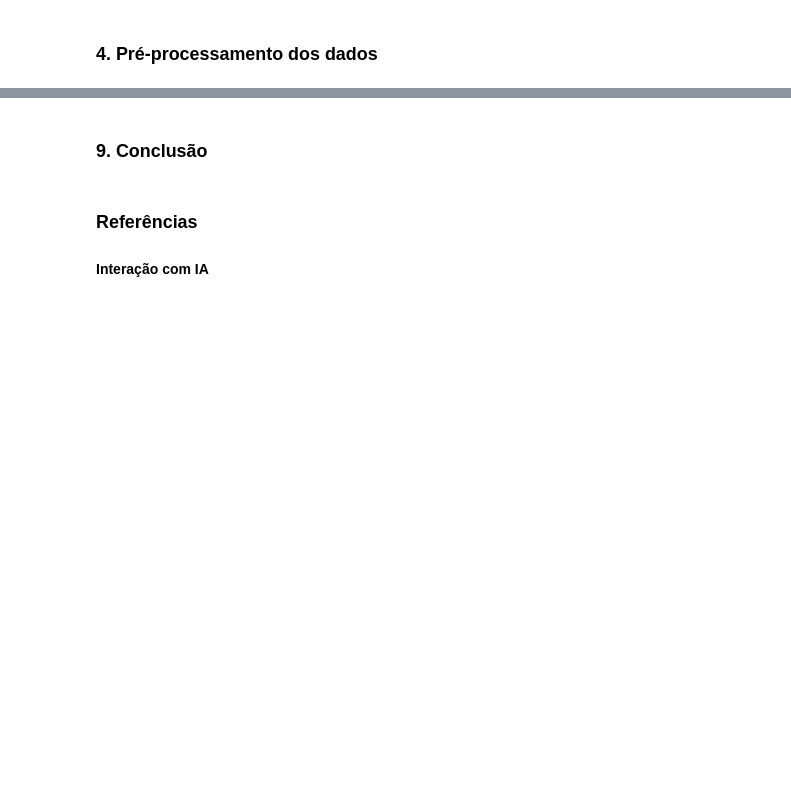
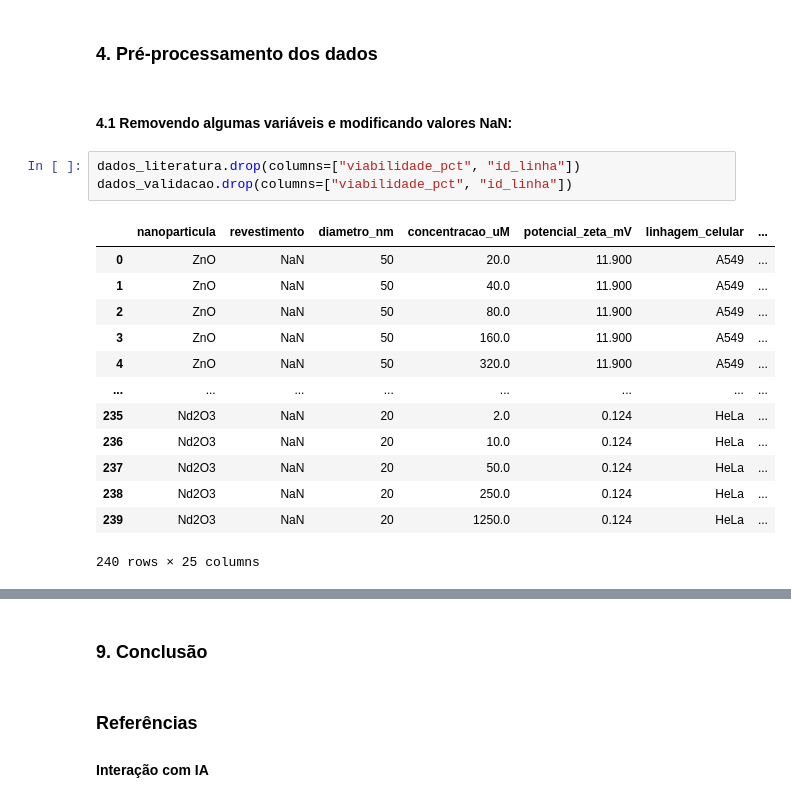
Before and after one commit to mbuenocavalcanti/Trabalho_final_de_machine_learning, a Jupyter notebook: projetofinal_ml.ipynb, the cells around one changed output, grey strips where cells are left out. Cells and saved outputs as stored; diff of their text form; blank space fills up the shorter version.

```diff
--- a/projetofinal_ml.ipynb
+++ b/projetofinal_ml.ipynb
@@ -647,2 +639,21 @@ Colunas que a validação externa não tem: ['CA', 'CV', 'Eg', 'HOMO', 'HoF', 'I
 # %% [markdown]
 ### 4. Pré-processamento dos dados
+# %% [markdown]
+#### 4.1 Removendo algumas variáveis e modificando valores NaN:
+# %%
+dados_literatura.drop(columns=["viabilidade_pct", "id_linha"])
+dados_validacao.drop(columns=["viabilidade_pct", "id_linha"])
+# %% [output]
+|  | nanoparticula | revestimento | diametro_nm | concentracao_uM | potencial_zeta_mV | linhagem_celular | ... |
+| 0 | ZnO | NaN | 50 | 20.0 | 11.900 | A549 | ... |
+| 1 | ZnO | NaN | 50 | 40.0 | 11.900 | A549 | ... |
+| 2 | ZnO | NaN | 50 | 80.0 | 11.900 | A549 | ... |
+| 3 | ZnO | NaN | 50 | 160.0 | 11.900 | A549 | ... |
+| 4 | ZnO | NaN | 50 | 320.0 | 11.900 | A549 | ... |
+| ... | ... | ... | ... | ... | ... | ... | ... |
+| 235 | Nd2O3 | NaN | 20 | 2.0 | 0.124 | HeLa | ... |
+| 236 | Nd2O3 | NaN | 20 | 10.0 | 0.124 | HeLa | ... |
+| 237 | Nd2O3 | NaN | 20 | 50.0 | 0.124 | HeLa | ... |
+| 238 | Nd2O3 | NaN | 20 | 250.0 | 0.124 | HeLa | ... |
+| 239 | Nd2O3 | NaN | 20 | 1250.0 | 0.124 | HeLa | ... |
+240 rows × 25 columns
```
Also changed, not shown: parts of 49 cells of this notebook.
